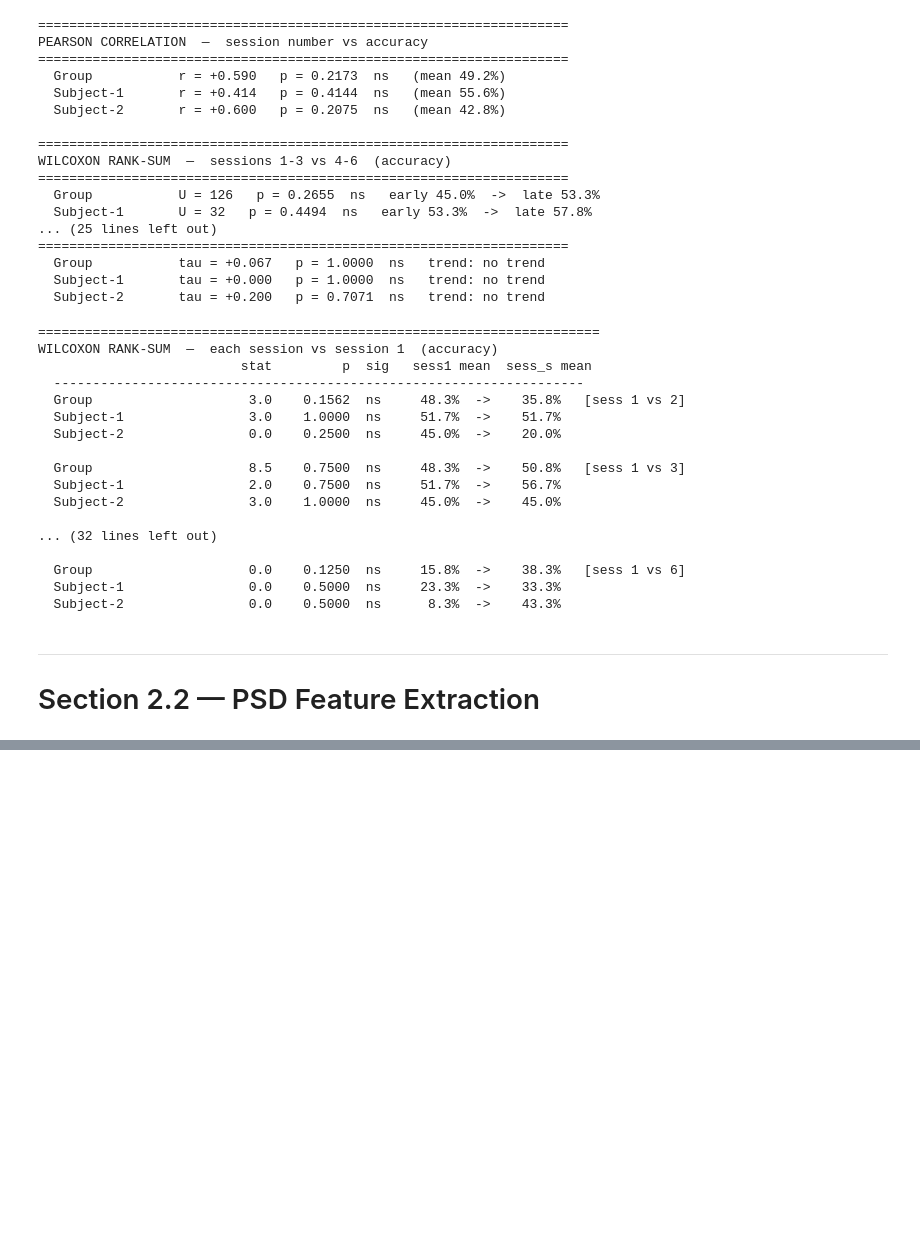
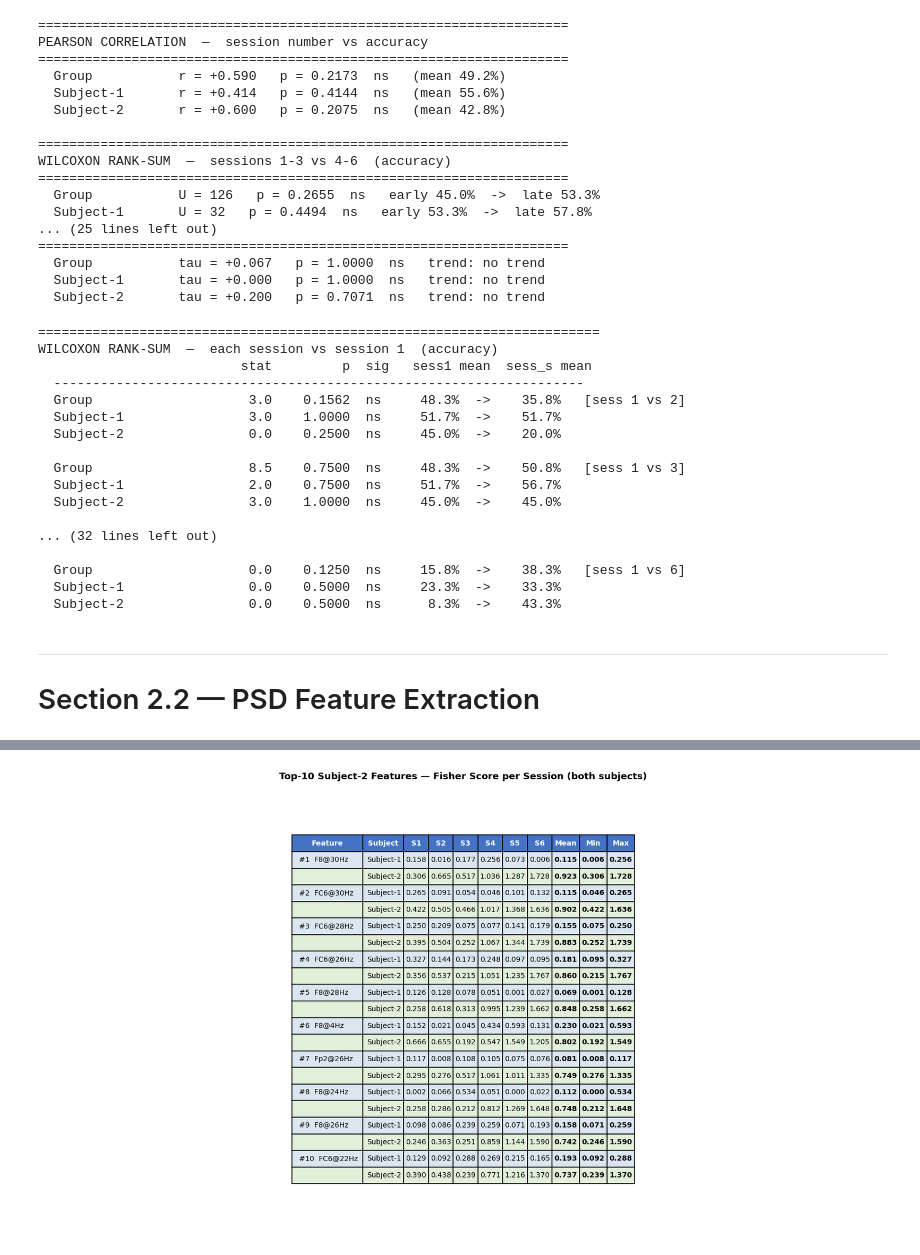
Before and after one commit to pulipakaa24/ECE374N, a Jupyter notebook: HW-3/hw3_longitudinal_plasticity.ipynb, the cells around one changed output, grey strips where cells are left out. Drawn from its saved outputs; the diff is of its cells as text; code cells hidden in the pictures; blank space fills up the shorter version.

```diff
--- a/HW-3/hw3_longitudinal_plasticity.ipynb
+++ b/HW-3/hw3_longitudinal_plasticity.ipynb
@@ -530,0 +631,16 @@ print(f'Classes        : {np.unique(lbl_flat)}  (769=left, 770=right)')
+# %%
+# ── Top-10 features for Subject-2 (averaged across all 6 sessions) ───────────
+# Feature index i  →  channel: i // N_FREQ,  freq bin: FREQ_BINS[i % N_FREQ]
+
+fs_s2_mean = np.nanmean(fisher_scores[1], axis=0)   # (448,) mean over sessions
+
+top10_idx = np.argsort(fs_s2_mean)[::-1][:10]
+
+print('Top-10 discriminative features — Subject-2 (mean Fisher score across sessions)')
+print(f'  {"Rank":<5}  {"Feat#":<6}  {"Channel":<8}  {"Freq (Hz)":<11}  {"Mean FS":>8}')
+print('  ' + '-' * 46)
+for rank, fi in enumerate(top10_idx, 1):
+    ch_idx  = fi // N_FREQ
+    freq_hz = FREQ_BINS[fi % N_FREQ]
+    print(f'  {rank:<5}  {fi:<6}  {CH_LABELS[ch_idx]:<8}  {freq_hz:<11}  '
+          f'{fs_s2_mean[fi]:8.4f}')
@@ -530,0 +661,79 @@ print(f'Classes        : {np.unique(lbl_flat)}  (769=left, 770=right)')
+# %%
+# ── Per-session Fisher scores for the top-10 Subject-2 features — PNG table ──
+
+col_labels = ['Feature', 'Subject', 'S1', 'S2', 'S3', 'S4', 'S5', 'S6', 'Mean', 'Min', 'Max']
+
+# Subject colour bands
+COLORS = {
+    'Subject-1': '#dce6f1',   # light blue
+    'Subject-2': '#e2efda',   # light green
+    'header':    '#4472c4',
+    'feat_hdr':  '#d0d8e8',
+}
+
+cell_text  = []
+cell_color = []
+
+for rank, fi in enumerate(top10_idx, 1):
+    ch_lbl  = CH_LABELS[fi // N_FREQ]
+    freq_hz = FREQ_BINS[fi % N_FREQ]
+    feat_label = f'#{rank}  {ch_lbl}@{freq_hz}Hz'
+
+    for si, name in enumerate(subj_names):
+        sc  = fisher_scores[si, :, fi]            # (6,)
+        row = [feat_label if si == 0 else '',
+               name,
+               *[f'{v:.3f}' for v in sc],
+               f'{np.nanmean(sc):.3f}',
+               f'{np.nanmin(sc):.3f}',
+               f'{np.nanmax(sc):.3f}']
+        cell_text.append(row)
+
+        bg = COLORS['Subject-1'] if si == 0 else COLORS['Subject-2']
+        cell_color.append([bg] * len(col_labels))
+
+n_rows = len(cell_text)
+n_cols = len(col_labels)
+
+fig, ax = plt.subplots(figsize=(14, n_rows * 0.35 + 0.8))
+ax.axis('off')
+
+tbl = ax.table(
+    cellText=cell_text,
+    colLabels=col_labels,
+    cellLoc='center',
+    loc='center',
+)
+tbl.auto_set_font_size(False)
+tbl.set_fontsize(8.5)
+tbl.scale(1, 1.35)
+
+# Style header row
+for col in range(n_cols):
+    cell = tbl[0, col]
+    cell.set_facecolor(COLORS['header'])
+    cell.set_text_props(color='white', fontweight='bold')
+
+# Style data rows
+for row in range(1, n_rows + 1):
+    for col in range(n_cols):
+        tbl[row, col].set_facecolor(cell_color[row - 1][col])
+        # Bold the summary columns
+        if col >= 8:
+            tbl[row, col].set_text_props(fontweight='bold')
+        # Left-align feature label and subject name
+        if col <= 1:
+            tbl[row, col].set_text_props(ha='left')
+
+# Wider columns for feature label and subject
+tbl.auto_set_column_width(list(range(n_cols)))
+
+ax.set_title('Top-10 Subject-2 Features — Fisher Score per Session (both subjects)',
+             fontsize=11, fontweight='bold', pad=10)
+
+plt.tight_layout()
+plt.savefig('fig_top10_fisher_scores.png', bbox_inches='tight', dpi=150)
+plt.show()
+print('Saved fig_top10_fisher_scores.png')
+# %% [output]
+[figure, added]
```
Also changed, not shown: parts of 9 cells of this notebook, 4 other files.
